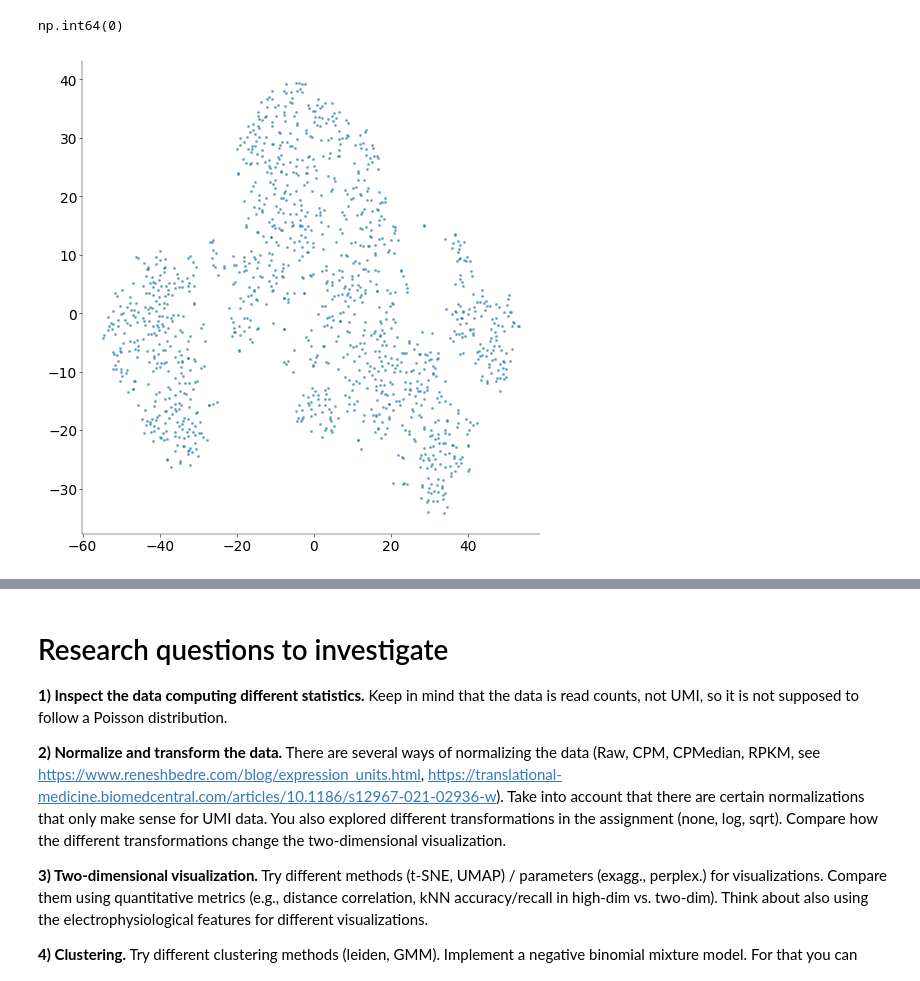
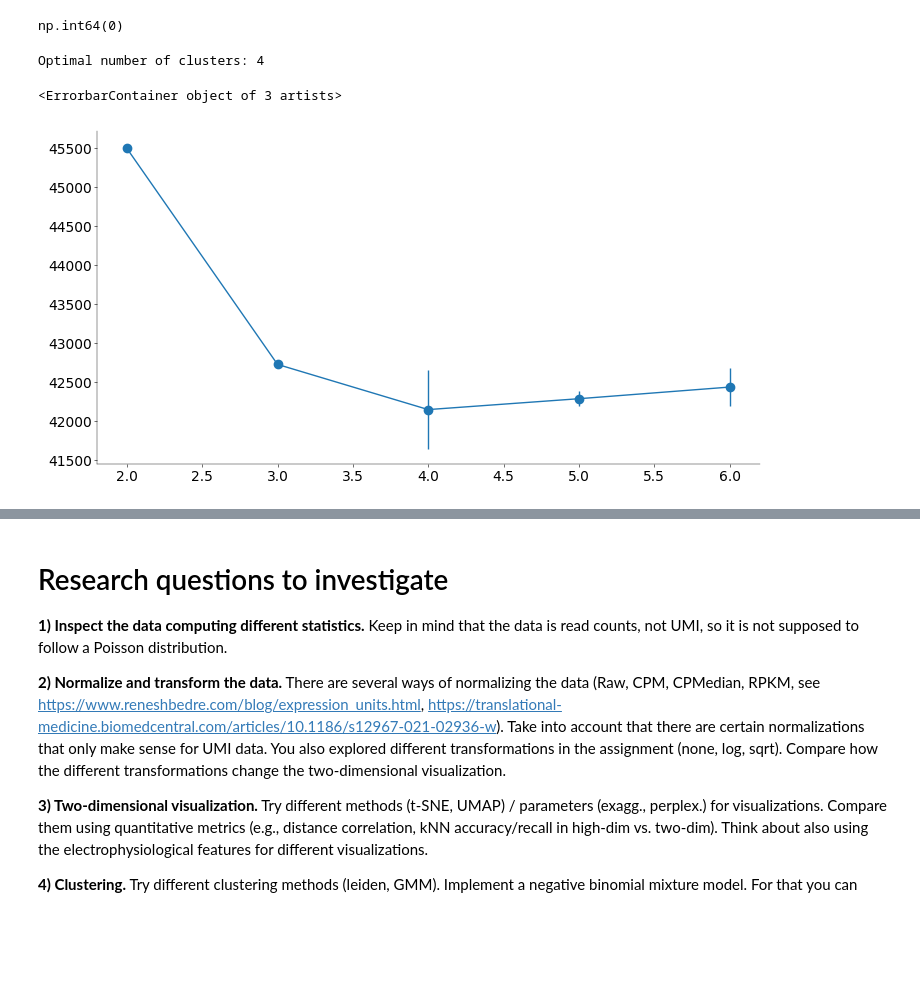
Before and after one commit to Artemii-Shlychkov/NDS_project, a Jupyter notebook: notebooks/Practical_notebook.ipynb, the cells around one changed output, grey strips where cells are left out. Drawn from its saved outputs; the diff is of its cells as text; code cells hidden in the pictures; blank space fills up the shorter version.

```diff
--- a/notebooks/Practical_notebook.ipynb
+++ b/notebooks/Practical_notebook.ipynb
@@ -266,9 +269,3 @@ PCinit = PCinit / np.std(PCinit[:, 0]) * 0.0001
 Z = TSNE(init=PCinit, early_exaggeration=4, random_state=42).fit_transform(
     ephysData_filtered
 )
-# %%
-fig, ax = plt.subplots(1, 1, figsize=(5, 5))
-ax.scatter(Z[:, 0], Z[:, 1], s=5, alpha=0.5)
-ax.axis = "equal"
-# %% [output]
-[figure, removed]
@@ -274,0 +333,39 @@ ax.axis = "equal"
+# %%
+possible_clusters = range(2, 7)
+num_seeds = 10
+
+BIC = np.zeros((num_seeds, len(possible_clusters)))
+LL = np.zeros((num_seeds, len(possible_clusters)))
+sklearn_BIC = np.zeros((num_seeds, len(possible_clusters)))
+sklearn_LL = np.zeros((num_seeds, len(possible_clusters)))
+
+for i, n_clusters in enumerate(possible_clusters):
+    for j in range(num_seeds):
+        gmm = GMM(n_components=n_clusters, random_state=j).fit(ephysData_filtered)
+        cluster_ids = gmm.predict(ephysData_filtered)
+        likelihood = gmm.score_samples(ephysData_filtered)  # log likelihood
+        means = gmm.means_
+        covariances = gmm.covariances_
+        weights = gmm.weights_
+        BIC[j, i], LL[j, i] = mog_bic(ephysData_filtered, means, covariances, weights)
+        sklearn_BIC[j, i] = gmm.bic(ephysData_filtered)
+        sklearn_LL[j, i] = gmm.score(ephysData_filtered)
+# %%
+# Get the optimal number of clusters for the sklearn GMM
+sklearn_model_index, sklearn_cluster_index = np.where(sklearn_BIC == sklearn_BIC.min())
+sklearn_optimal_cluster_number = possible_clusters[sklearn_cluster_index[0]]
+sklearn_lowest_bic = sklearn_BIC[sklearn_model_index[0], :]
+print(f"Optimal number of clusters: {sklearn_optimal_cluster_number}")
+# %% [output]
+Optimal number of clusters: 4
+# %%
+plt.errorbar(
+    possible_clusters,
+    BIC.mean(axis=0),
+    yerr=BIC.std(axis=0),
+    label="Custom BIC",
+    fmt="o-",
+)
+# %% [output]
+<ErrorbarContainer object of 3 artists>
+[figure, added]
```
Also changed, not shown: parts of 6 cells of this notebook.
